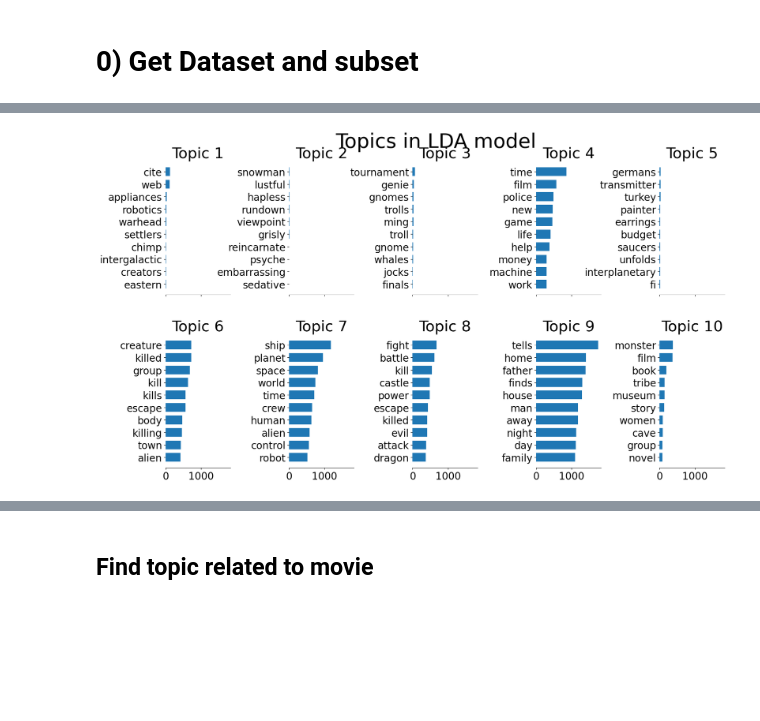
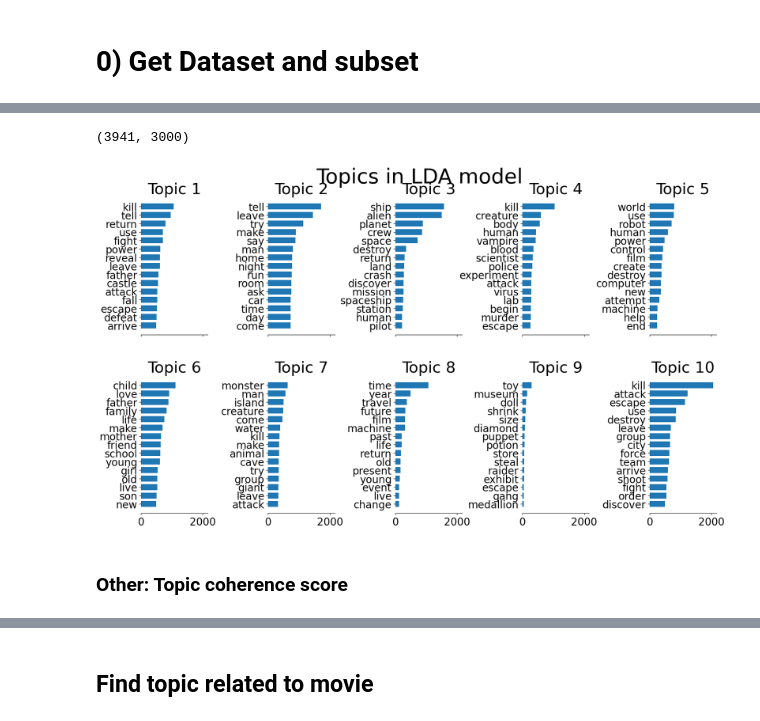
Before and after one commit to epfl-ada/ada-2023-project-thepiratesofthestreet, a Jupyter notebook: Topic_Model_sklearn.ipynb, the cells around one changed output, grey strips where cells are left out. Drawn from its saved outputs; the diff is of its cells as text; code cells hidden in the pictures; blank space fills up the shorter version.

Commit message:
topic modeling around

```diff
--- a/Topic_Model_sklearn.ipynb
+++ b/Topic_Model_sklearn.ipynb
@@ -30,7 +30,7 @@ df_movies, df_summaries = preprocessing.get_datasets()
 df_genres = preprocessing.get_movie_genres_dataframe(df_movies=df_movies)
 
 if os.path.exists('df_fictional_summaries.csv'):
-    df_fictional_summaries = pd.load('df_fictional_summaries.csv')
+    df_fictional_summaries = pd.read_csv('df_fictional_summaries.csv')
 else:
     df_fictional_summaries = preprocessing.get_fictional_summaries_subset(df_genres=df_genres, df_movies=df_movies, df_summaries=df_summaries)
     df_fictional_summaries.to_csv('df_fictional_summaries.csv')
@@ -87,21 +87,9 @@ nlp = spacy.load("en_core_web_sm")
 
 def filter_names_spacy_batch(docs):
     processed_docs = []
-    for doc in nlp.pipe(docs, batch_size=100, disable=["parser", "textcat", "lemmatizer"], n_process=6):
-        filtered_tokens = [token.text for token in doc if token.pos_ != 'PROPN']
+    for doc in nlp.pipe(docs, batch_size=100, disable=["tagger", "textcat"], n_process=6):
+        filtered_tokens = [token.lemma_ for token in doc if token.pos_ != 'PROPN']
         processed_docs.append(' '.join(filtered_tokens))
     return processed_docs
 
-
-preprocessed_summaries = df_fictional_summaries.copy().reset_index()
-preprocessed_summaries['preprocessed_summary'] = preprocessed_sample_summaries
-preprocessed_summaries
-
-
-save_csv = False
-read_csv = True
-
-if save_csv:
-    preprocessed_summaries.to_csv('preprocessed_fictional_summaries.csv')
-elif read_csv:
-    preprocessed_sample_summaries = pd.read_csv("preprocessed_fictional_summaries.csv")
+preprocessed_summaries = filter_names_spacy_batch(df_fictional_summaries['movie_summary'])
@@ -121,23 +126,24 @@ def custom_tokenizer(text):
 # %%
 # General parameters to adapt
-n_features = 2000
-n_components = 10
-n_top_words = 10
+n_features = 3000
+n_topics = 10
+n_top_words = 15
 
 # Vectorize the summaries
 vectorizer = CountVectorizer(max_df=0.50, min_df=5, max_features=n_features, stop_words="english")
+#vectorizer = TfidfVectorizer(stop_words='english', max_df=0.75, min_df=10, max_features=n_features)
 
-#dtm = vectorizer.fit_transform(preprocessed_sample_summaries)
-
-#vectorizer = TfidfVectorizer(stop_words='english', max_df=0.75, min_df=10, max_features=n_features)
-dtm = vectorizer.fit_transform(preprocessed_sample_summaries)
+dtm = vectorizer.fit_transform(preprocessed_summaries)
 
 # Create the LatentDirichletAllocation model
 lda = LatentDirichletAllocation(
-    n_components=n_components,
+    n_components=n_topics,
+    doc_topic_prior= 0.05,
+    topic_word_prior= 0.2,
     learning_method = 'online',
     max_iter=15,
     random_state=7,
+    verbose=1
 )
 
 lda.fit(dtm)
@@ -159,4 +165,6 @@ df_topic_keywords = pd.DataFrame(topic_keywords)
 df_topic_keywords.columns = ['Word '+str(i) for i in range(df_topic_keywords.shape[1])]
 df_topic_keywords.index = ['Topic '+str(i) for i in range(df_topic_keywords.shape[0])]
 display(df_topic_keywords)
+
+# takes around 1min30 with 2000 features
 # %% [output]
@@ -174,3 +197,7 @@ display(df_topic_keywords)
+# %%
+dtm.shape
+# %% [output]
+(3941, 3000)
 # %%
 def plot_top_words(model, feature_names, n_top_words, n_topics, title):
     """
@@ -179,32 +206,34 @@ def plot_top_words(model, feature_names, n_top_words, n_topics, title):
     This function is taken and adapted from sklearn example at https://scikit-learn.org/stable/auto_examples/applications/plot_topics_extraction_with_nmf_lda.html
     """
     # Get number of rows and columns to plot
     row_n = np.ceil(n_topics/5).astype(int)
     col_n = min([n_topics, 5])
 
     # Main figure with row_n x col_n subplots
     fig, axes = plt.subplots(row_n, col_n, figsize=(20, 10), sharex=True)
     axes = axes.flatten()
     for topic_idx, topic in enumerate(model.components_):
         # getting words and their weight from topics
         top_features_ind = topic.argsort()[-n_top_words:]
         top_features = feature_names[top_features_ind]
         weights = topic[top_features_ind]
 
         # plot results as horizontal bars
         ax = axes[topic_idx]
         ax.barh(top_features, weights, height=0.7)
         ax.set_title(f"Topic {topic_idx +1}", fontdict={"fontsize": 30})
         ax.tick_params(axis="both", which="major", labelsize=20)
         for i in "top right left".split():
             ax.spines[i].set_visible(False)
         fig.suptitle(title, fontsize=40)
 
     plt.subplots_adjust(top=0.90, bottom=0.05, wspace=0.90, hspace=0.3)
     plt.show()
 
 # Plot the top n words for all topics
 tf_feature_names = vectorizer.get_feature_names_out()
-plot_top_words(lda, tf_feature_names, n_top_words, n_topics=n_components, title="Topics in LDA model")
+plot_top_words(lda, tf_feature_names, 15, n_topics=n_topics, title="Topics in LDA model")
 # %% [output]
-[figure, old version]
+[figure, new version]
+# %% [markdown]
+### Other: Topic coherence score
```
Also changed, not shown: parts of 19 cells of this notebook, 3 other files.
